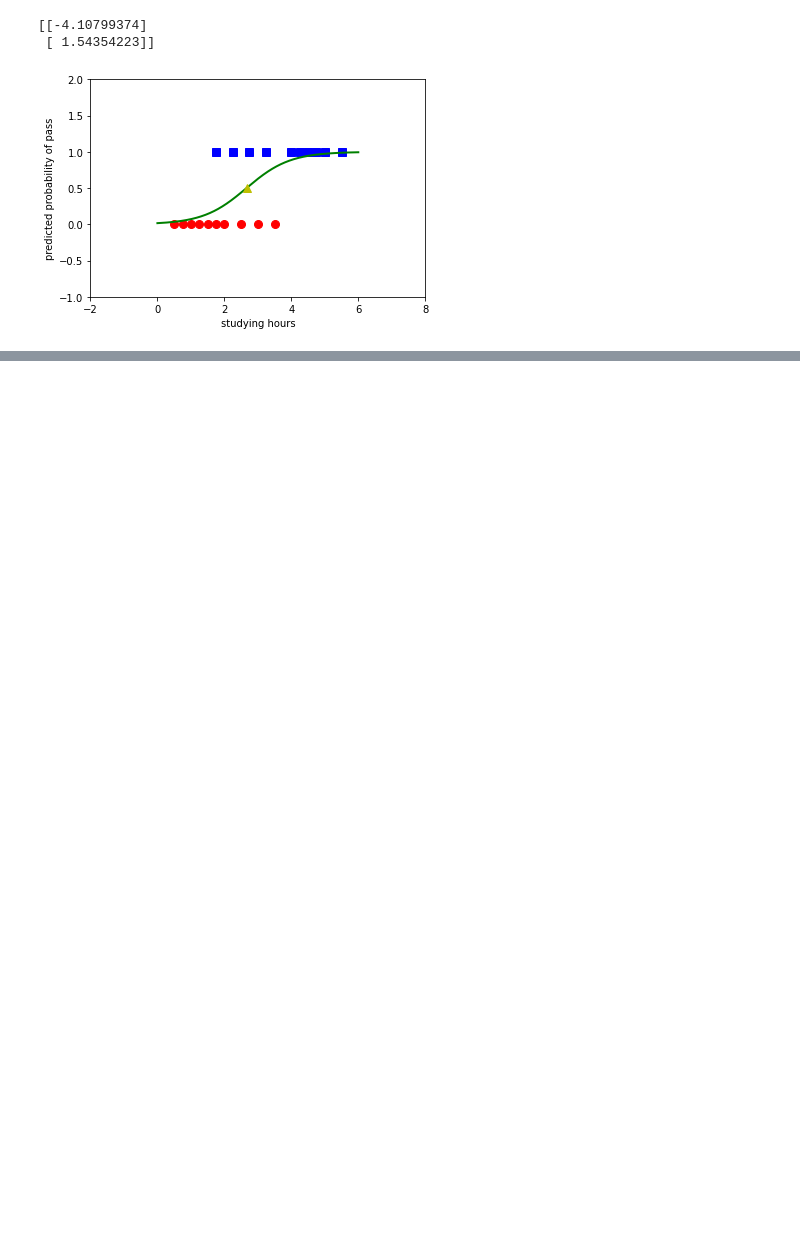
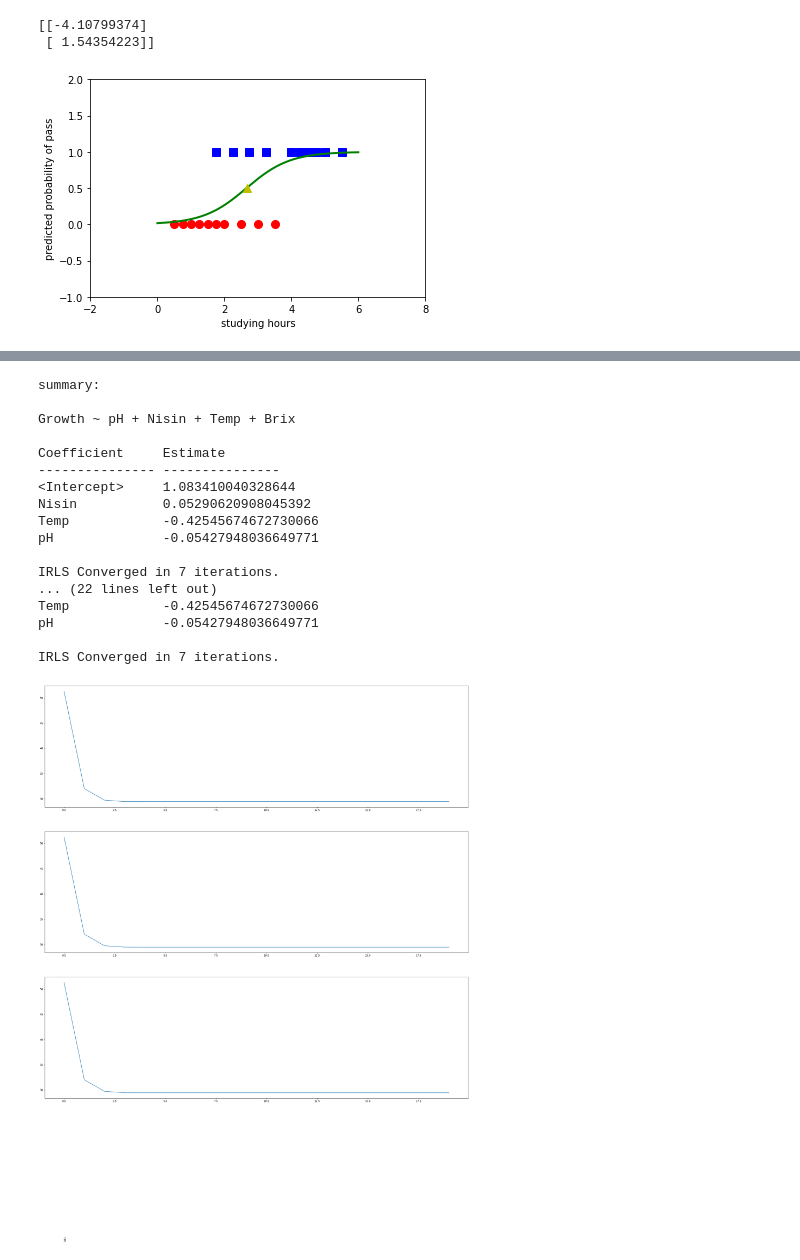
Before and after one commit to veevidify/data-pg, a Jupyter notebook: regression/logistic_regression_demo.ipynb, the cells around one changed output, grey strips where cells are left out. Cells and saved outputs as stored; diff of their text form; code cells hidden in the pictures; blank space fills up the shorter version.

```diff
--- a/regression/logistic_regression_demo.ipynb
+++ b/regression/logistic_regression_demo.ipynb
@@ -106,0 +195,54 @@ plt.show()
+# %%
+import math
+import numpy as np
+import pandas as pd
+import matplotlib.pyplot as plt
+import requests
+
+from regression.LogisticModelIRLS import LogisticModelIRLS
+
+data_urls = [
+    "https://raw.githubusercontent.com/WillFleming/logistic-regression/master/datasets/fieldgoals.csv",
+    "https://raw.githubusercontent.com/WillFleming/logistic-regression/master/datasets/juice.csv",
+    "https://raw.githubusercontent.com/WillFleming/logistic-regression/master/datasets/gold.csv",
+]
+
+
+fig = plt.figure(figsize=(30, 30))
+
+for i, url in enumerate(data_urls):
+    ax = fig.add_subplot(3, 1, i+1)
+
+    url = data_urls[1]
+    df = pd.read_csv(url)
+    data = df.to_numpy()
+    varnames = list(df.columns.values)
+    y = df.iloc[:, 0].to_numpy()
+    X = df.iloc[:, 1:].to_numpy()
+
+    model = LogisticModelIRLS(X, y, varnames)
+    model.fit(iters=20)
+    model.info()
+
+    ax.text(.05, 0.5, 'NLL', ha='center', va='center', rotation='vertical')
+
+    ax.plot(model.nll_seq)
+# %% [output]
+summary:
+
+Growth ~ pH + Nisin + Temp + Brix
+
+Coefficient     Estimate
+--------------- ---------------
+<Intercept>     1.083410040328644
+Nisin           0.05290620908045392
+Temp            -0.42545674672730066
+pH              -0.05427948036649771
+
+IRLS Converged in 7 iterations.
+... (22 lines left out)
+Temp            -0.42545674672730066
+pH              -0.05427948036649771
+
+IRLS Converged in 7 iterations.
+[figure, added]
```
Also changed, not shown: parts of 2 cells of this notebook, 2 other files.
